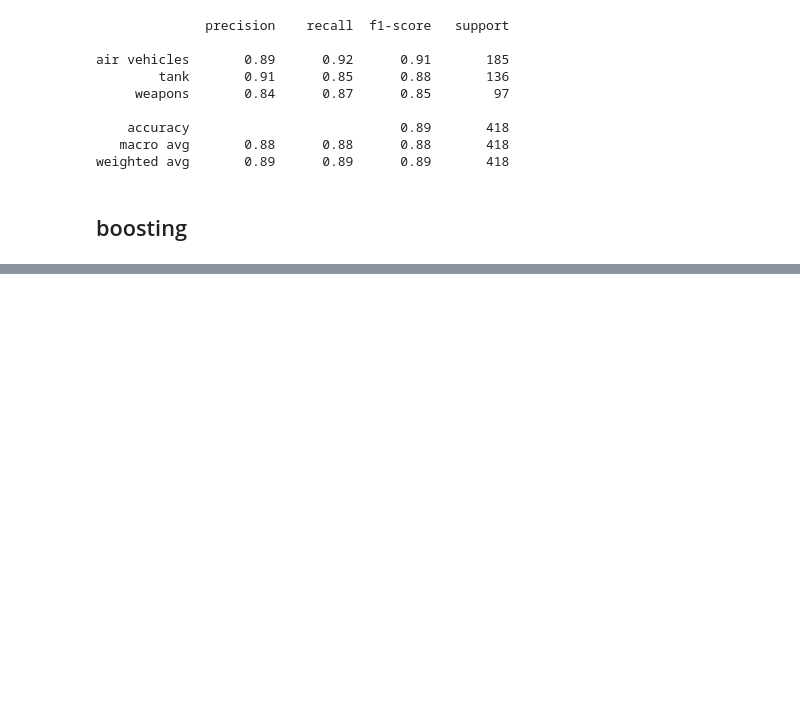
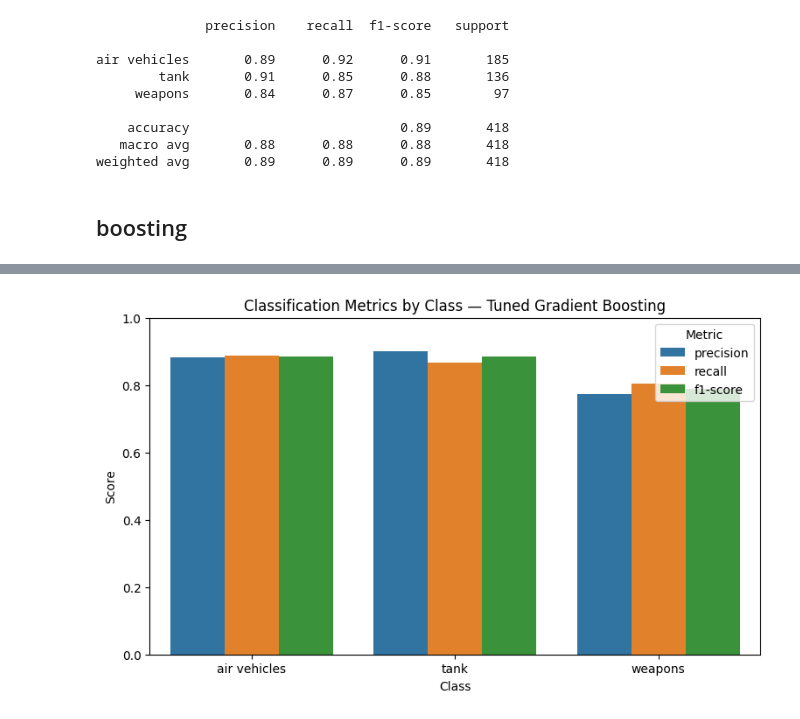
Before and after one commit to TetianaSoroka/kr_sounds_classifier, a Jupyter notebook: project/mn.ipynb, the cells around one changed output, grey strips where cells are left out. Saved outputs shown, nothing was run; the diff lists cells and outputs as text; code cells hidden in the pictures; blank space fills up the shorter version.

```diff
--- a/project/mn.ipynb
+++ b/project/mn.ipynb
@@ -326,0 +492,25 @@ weighted avg       0.89      0.89      0.89       418
+# %%
+class_metrics_melted = class_metrics.reset_index().melt(
+    id_vars="index",
+    value_vars=["precision", "recall", "f1-score"],
+    var_name="Metric",
+    value_name="Score"
+)
+
+class_metrics_melted = class_metrics_melted.rename(columns={"index": "Class"})
+
+plt.figure(figsize=(9, 5))
+sns.barplot(
+    data=class_metrics_melted,
+    x="Class",
+    y="Score",
+    hue="Metric"
+)
+
+plt.title("Classification Metrics by Class — Tuned Gradient Boosting")
+plt.ylim(0, 1)
+plt.xlabel("Class")
+plt.ylabel("Score")
+plt.show()
+# %% [output]
+[figure, added]
```
Also changed, not shown: parts of 10 cells of this notebook.
